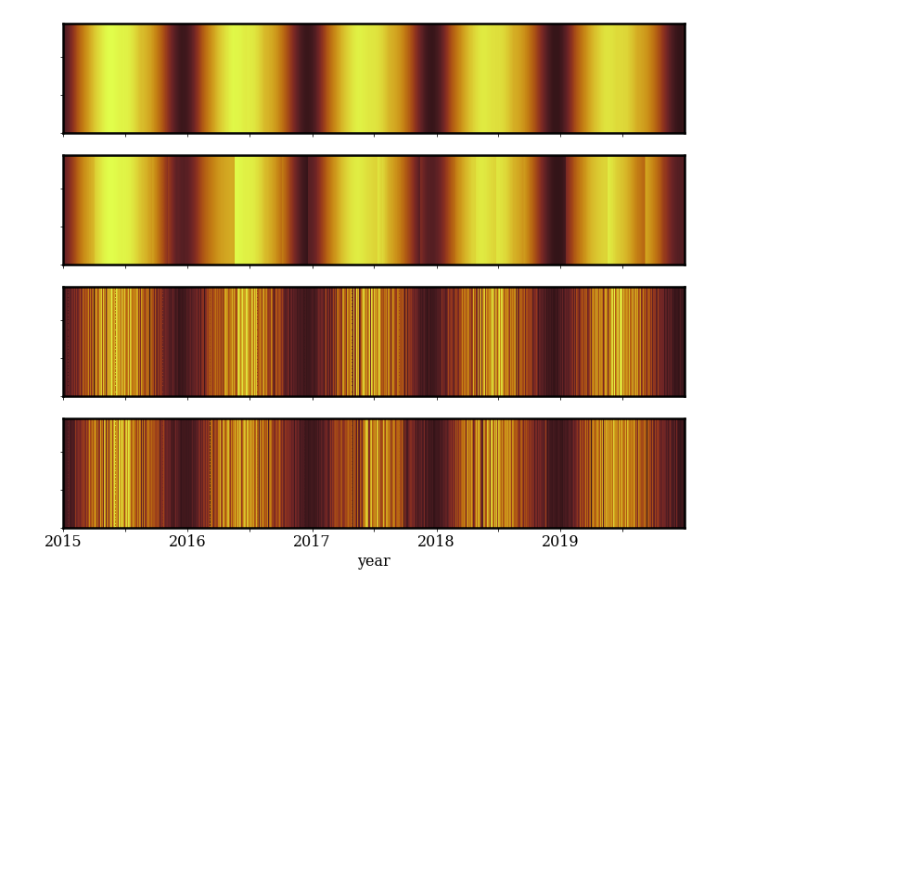
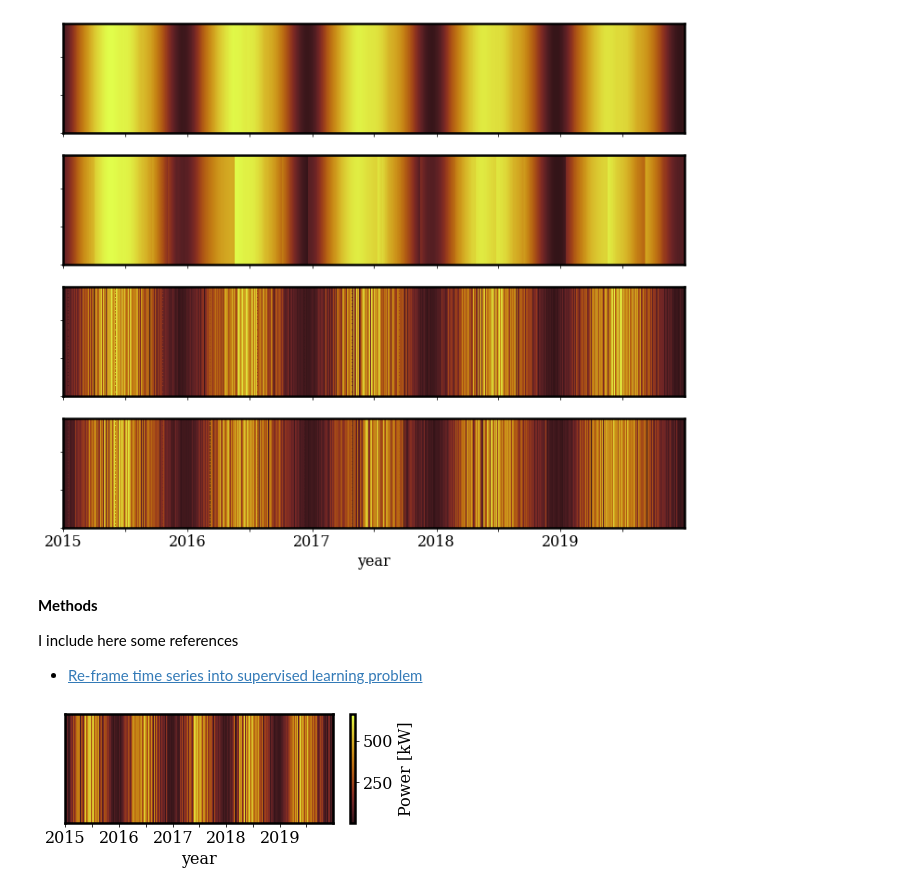
Before and after one commit to Rufski/S2DS-EPRI, a Jupyter notebook: notebooks/5.0-mb-visualization.ipynb, the cells around one changed output. Drawn from its saved outputs; the diff is of its cells as text; code cells hidden in the pictures; blank space fills up the shorter version.

```diff
--- a/notebooks/5.0-mb-visualization.ipynb
+++ b/notebooks/5.0-mb-visualization.ipynb
@@ -149,3 +124,42 @@ for i in range(len(synth_name)):
 fig.savefig("../../plots/power_all_downsampling.png", bbox_inches='tight')
 # %% [output]
 [figure]
+# %% [markdown]
+**Methods**
+
+I include here some references
+
+- [Re-frame time series into supervised learning problem](https://machinelearningmastery.com/time-series-forecasting-supervised-learning/)
+# %%
+cmap_input  = cmocean.cm.solar
+cmap_output = cmocean.cm.ice
+# %%
+name    = synth_name[-1]
+
+days      = np.unique(df[name].index.date)
+minutes   = np.unique(df[name].minute_of_day)
+power_day = df_day[name].Power.to_numpy()
+
+yi, xi    = np.meshgrid(minutes, days)
+zi        = df[name].Power.to_numpy()
+zi        = zi.reshape(xi.shape)
+
+for j in range(len(days)):
+    zi[j, :] = power_day[j]
+
+fig, ax = plt.subplots(figsize=(6, 2))
+im = ax.pcolormesh(xi, yi, zi, cmap=cmap_input, rasterized=True)
+fig.colorbar(im, label="Power [kW]")
+
+labels_x = [item.get_text() for item in ax.get_xticklabels()]
+labels_y = [item.get_text() for item in ax.get_yticklabels()]
+labels_y = ["", "", ""]
+labels_x = ["2015", "", "2016", "", "2017", "", "2018", "", "2019", ""]
+ax.set_yticklabels(labels_y)
+ax.set_xticklabels(labels_x)#, rotation=45)
+ax.set_xlabel("year")
+ax.yaxis.set_visible(False)
+#ax.set_ylabel("time of day")
+fig.savefig("../../plots/power_" + name + "_downsampling_input.png", bbox_inches='tight')
+# %% [output]
+[figure, added]
```
Also changed, not shown: parts of 10 cells of this notebook.
